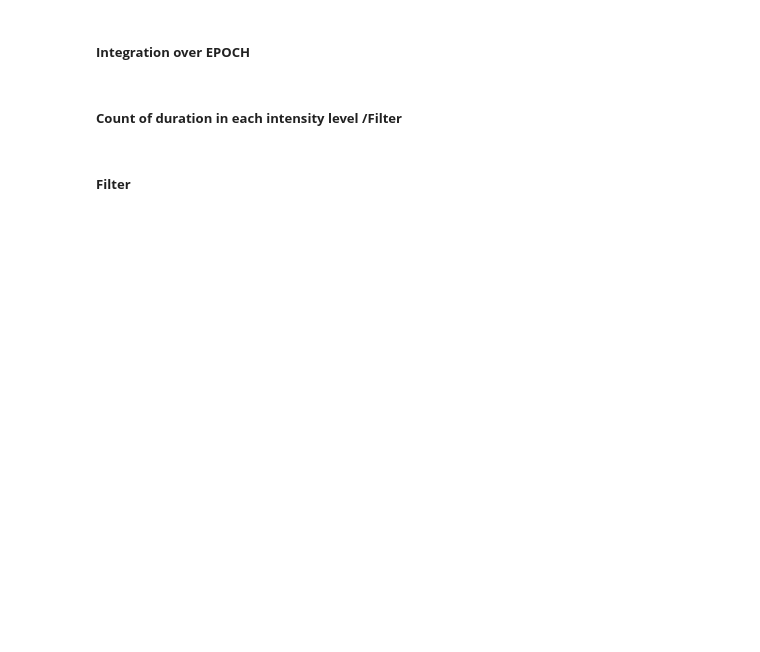
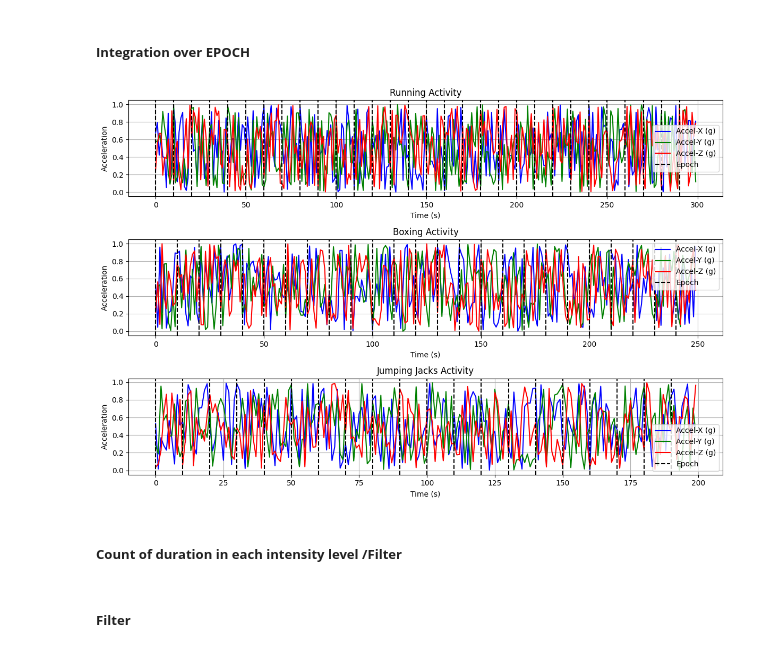
Before and after one commit to RachidatouOuattara/HAH913E-2024-physical-activity-analysis, a Jupyter notebook: Notebooks/AX3_project.ipynb, the cells around one changed output. Drawn from its saved outputs; the diff is of its cells as text; code cells hidden in the pictures; blank space fills up the shorter version.

```diff
--- a/Notebooks/AX3_project.ipynb
+++ b/Notebooks/AX3_project.ipynb
@@ -111,5 +206,75 @@ plt.show()
 # %% [markdown]
 ##### **Integration over EPOCH**
+# %%
+import numpy as np
+import pandas as pd
+import matplotlib.pyplot as plt
+
+
+time_run = np.arange(0, 300, 1)
+time_box = np.arange(0, 250, 1)
+time_jump = np.arange(0, 200, 1)
+
+
+Acc_run = np.random.rand(len(time_run), 3)
+Acc_box = np.random.rand(len(time_box), 3)
+Acc_jump = np.random.rand(len(time_jump), 3)
+
+
+epoch_size = 10
+
+
+epochs_run = np.arange(0, len(time_run), epoch_size)
+epochs_box = np.arange(0, len(time_box), epoch_size)
+epochs_jump = np.arange(0, len(time_jump), epoch_size)
+
+
+plt.figure(figsize=(12, 8))
+
+
+plt.subplot(3, 1, 1)
+plt.plot(time_run, Acc_run[:, 0], label='Accel-X (g)', color='blue')
+plt.plot(time_run, Acc_run[:, 1], label='Accel-Y (g)', color='green')
+plt.plot(time_run, Acc_run[:, 2], label='Accel-Z (g)', color='red')
+plt.xlabel('Time (s)')
+plt.ylabel('Acceleration')
+plt.title('Running Activity')
+for epoch in epochs_run:
+    plt.axvline(x=epoch, color='black', linestyle='--', label='Epoch' if epoch == epochs_run[0] else "")
+plt.legend()
+plt.grid()
+
+
+plt.subplot(3, 1, 2)
+plt.plot(time_box, Acc_box[:, 0], label='Accel-X (g)', color='blue')
+plt.plot(time_box, Acc_box[:, 1], label='Accel-Y (g)', color='green')
+plt.plot(time_box, Acc_box[:, 2], label='Accel-Z (g)', color='red')
+plt.xlabel('Time (s)')
+plt.ylabel('Acceleration')
+plt.title('Boxing Activity')
+for epoch in epochs_box:
+    plt.axvline(x=epoch, color='black', linestyle='--', label='Epoch' if epoch == epochs_box[0] else "")
+plt.legend()
+plt.grid()
+
+
+plt.subplot(3, 1, 3)
+plt.plot(time_jump, Acc_jump[:, 0], label='Accel-X (g)', color='blue')
+plt.plot(time_jump, Acc_jump[:, 1], label='Accel-Y (g)', color='green')
+plt.plot(time_jump, Acc_jump[:, 2], label='Accel-Z (g)', color='red')
+plt.xlabel('Time (s)')
+plt.ylabel('Acceleration')
+plt.title('Jumping Jacks Activity')
+for epoch in epochs_jump:
+    plt.axvline(x=epoch, color='black', linestyle='--', label='Epoch' if epoch == epochs_jump[0] else "")
+plt.legend()
+plt.grid()
+
+
+plt.tight_layout()
+plt.show()
+# %% [output]
+[figure, added]
 # %% [markdown]
 ##### **Count of duration in each intensity level /Filter**
 # %% [markdown]
```
Also changed, not shown: parts of 17 cells of this notebook, 7 other files.
